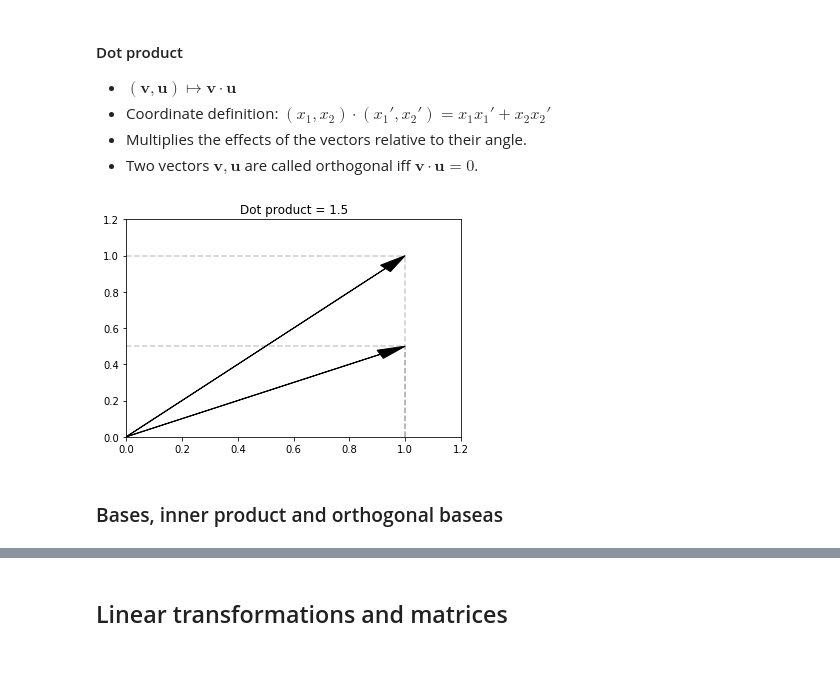
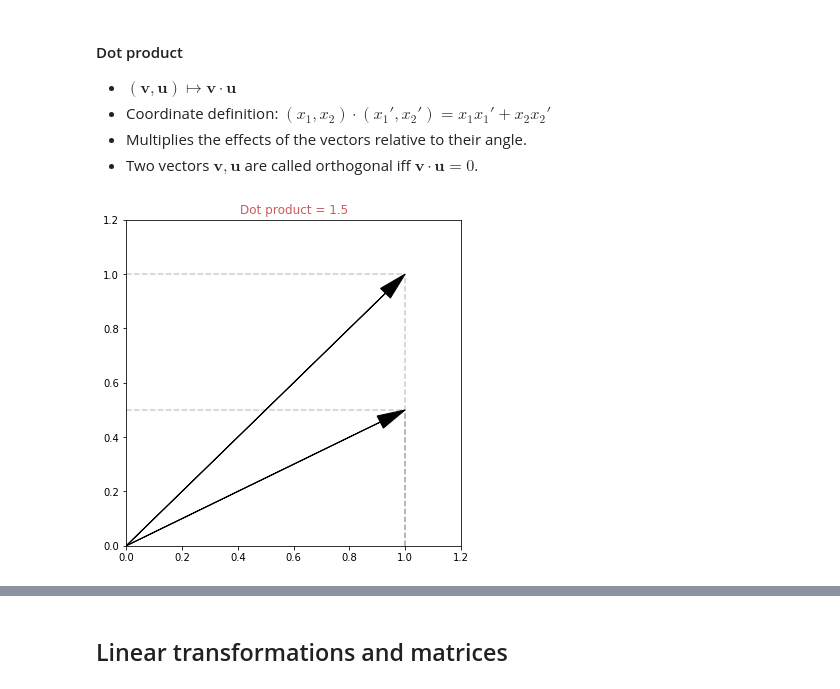
Before and after one commit to koulakis/interactive-math-for-data-science, a Jupyter notebook: linear_algebra.ipynb, the cells around one changed output, grey strips where cells are left out. Saved outputs shown, nothing was run; the diff lists cells and outputs as text; code cells hidden in the pictures; blank space fills up the shorter version.

```diff
--- a/linear_algebra.ipynb
+++ b/linear_algebra.ipynb
@@ -27,6 +27,10 @@ def plot_2D_vector(vector, with_coordinate_projections=True, color='black', lw=1
         plt.hlines(y, 0, x, linestyles='--', alpha=0.2, color=color)
         plt.vlines(x, 0, y, linestyles='--', alpha=0.2, color=color)
 
+    if min(plt.xlim()[0], plt.ylim()[0]) < 0:
+        plt.axhline(0, color='black', alpha=0.1)
+        plt.axvline(0, color='black', alpha=0.1)
+
     return arrow
 # %%
 import numpy as np
@@ -107,18 +113,17 @@ plt.show()
 # %%
 # Dot product of two vectors
 vector_1 = np.array([1, 0.5])
 vector_2 = np.array([1, 1])
 
 dot_product = (vector_1 * vector_2).sum()
 # or using numpy's built-in functions:
-# dot_product_vector = np.dot(vector_1 * vector_2)
+# dot_product_vector = np.dot(vector_1, vector_2)
 
 # Plot vectors
-plt.title('Dot product = {}'.format(dot_product))
+plt.figure(figsize=(6, 6))
+plt.title('Dot product = {}'.format(dot_product), color='indianred')
 plot_2D_vector(vector_1)
-plot_2D_vector(vector_2)
+vec_2 = plot_2D_vector(vector_2)
 plt.show()
 # %% [output]
-[figure, old version]
+[figure, new version]
-# %% [markdown]
-### Bases, inner product and orthogonal baseas
```
Also changed, not shown: parts of 5 cells of this notebook.
